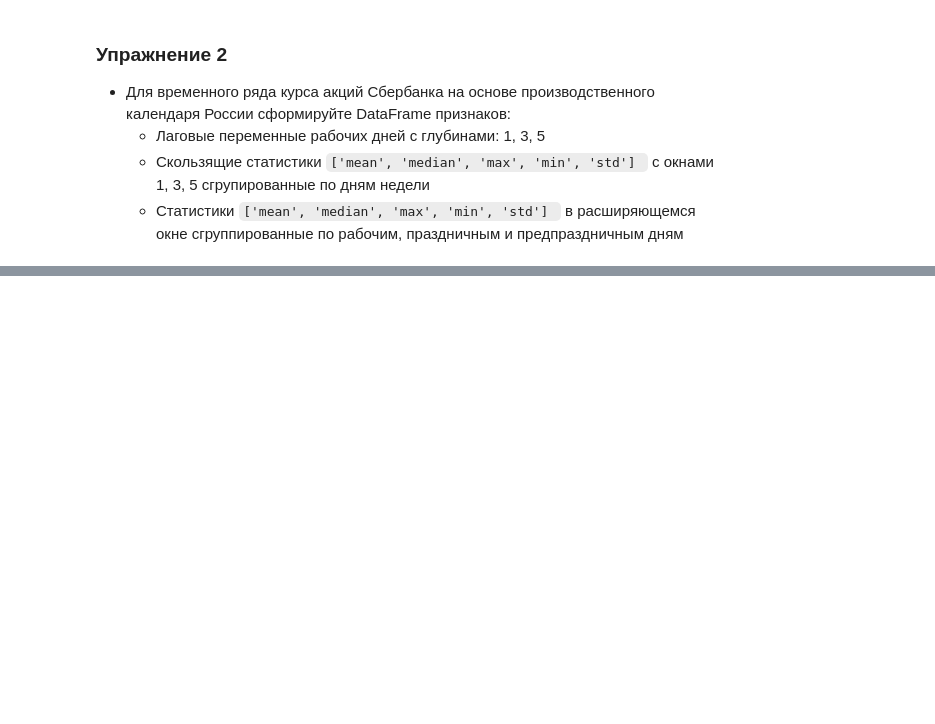
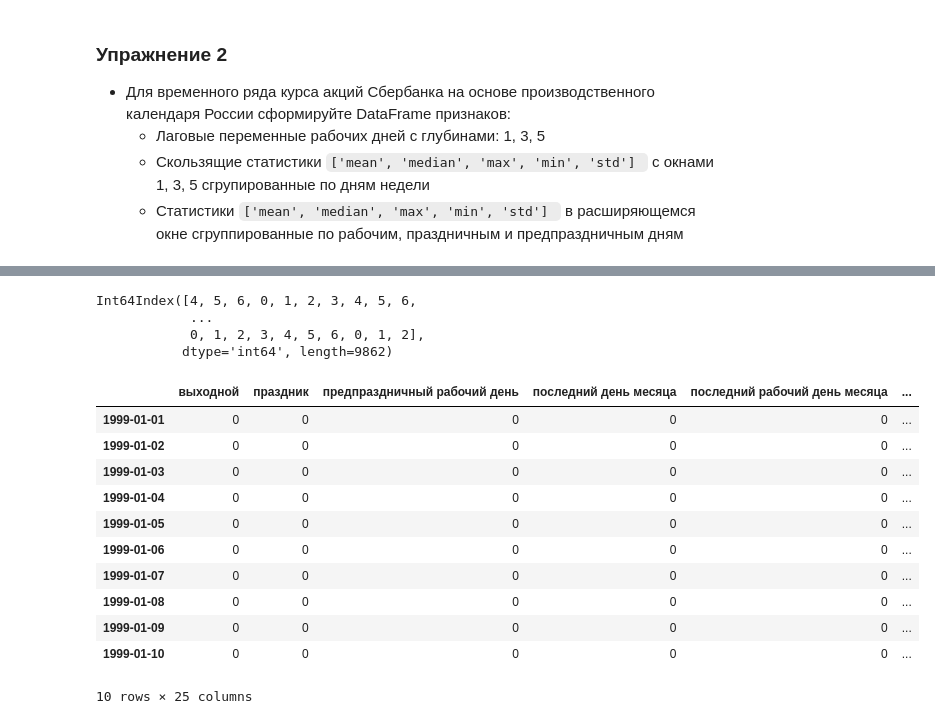
Before and after one commit to Rain1414/python_data_analysis_2021, a Jupyter notebook: hw_3.ipynb, the cells around one changed output, grey strips where cells are left out. Cells and saved outputs as stored; diff of their text form; code cells hidden in the pictures; blank space fills up the shorter version.

```diff
--- a/hw_3.ipynb
+++ b/hw_3.ipynb
@@ -119,0 +257,3 @@ print(dt + russian_busday)
+# %%
+calendar_df.loc[calendar_df.index.month == 12, 12] = 1
+calendar_df.loc['2025-11-29']
@@ -119,0 +278,24 @@ print(dt + russian_busday)
+# %%
+calendar_df.rename(columns={i+1: months_[i] for i in range(12)}, inplace=True)
+
+calendar_df.index.dayofweek
+# %% [output]
+Int64Index([4, 5, 6, 0, 1, 2, 3, 4, 5, 6,
+            ...
+            0, 1, 2, 3, 4, 5, 6, 0, 1, 2],
+           dtype='int64', length=9862)
+# %%
+calendar_df.head(10)
+# %% [output]
+|  | выходной | праздник | предпраздничный рабочий день | последний день месяца | последний рабочий день месяца | ... |
+| 1999-01-01 | 0 | 0 | 0 | 0 | 0 | ... |
+| 1999-01-02 | 0 | 0 | 0 | 0 | 0 | ... |
+| 1999-01-03 | 0 | 0 | 0 | 0 | 0 | ... |
+| 1999-01-04 | 0 | 0 | 0 | 0 | 0 | ... |
+| 1999-01-05 | 0 | 0 | 0 | 0 | 0 | ... |
+| 1999-01-06 | 0 | 0 | 0 | 0 | 0 | ... |
+| 1999-01-07 | 0 | 0 | 0 | 0 | 0 | ... |
+| 1999-01-08 | 0 | 0 | 0 | 0 | 0 | ... |
+| 1999-01-09 | 0 | 0 | 0 | 0 | 0 | ... |
+| 1999-01-10 | 0 | 0 | 0 | 0 | 0 | ... |
+10 rows × 25 columns
```
Also changed, not shown: parts of 41 cells of this notebook, 1 other file.
